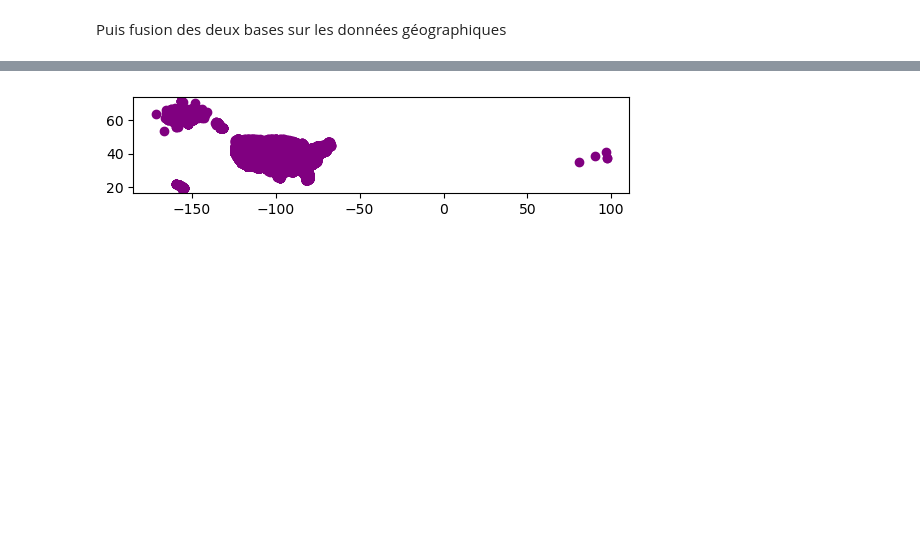
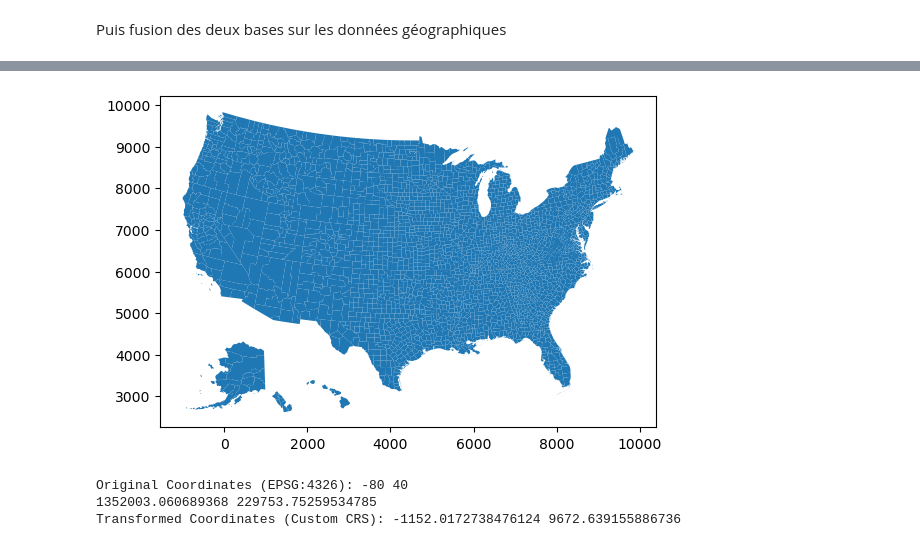
Before and after one commit to eleroux46/gun_violence, a Jupyter notebook: stats_des_matthieu.ipynb, the cells around one changed output, grey strips where cells are left out. Saved outputs shown, nothing was run; the diff lists cells and outputs as text; code cells hidden in the pictures; blank space fills up the shorter version.

```diff
--- a/stats_des_matthieu.ipynb
+++ b/stats_des_matthieu.ipynb
@@ -43,5 +43,5 @@ def wkt_loads(x):
         return None
 
 total_db['geometry'] = total_db['geometry'].apply(wkt_loads)
-total_db_geo = gpd.GeoDataFrame(data=total_db, geometry=total_db['geometry'], crs=4329)
+total_db_geo = gpd.GeoDataFrame(data=total_db, geometry=total_db['geometry'], crs=CRS.from_wkt(custom_crs_wkt))
 # %%
@@ -50,7 +65,6 @@ gun_violence_geo = gpd.GeoDataFrame(gun_violence_db, geometry=incident_geom)
 # %%
 f, ax = plt.subplots()
-gun_violence_geo.to_crs(total_db_geo.crs).plot(color='purple', ax=ax, aspect=1)
-#total_db_geo.to_crs(gun_violence_geo.crs).plot(ax=ax, aspect=1)
+total_db_geo.plot(ax=ax, aspect=1)
 plt.show()
 # %% [output]
-[figure, old version]
+[figure, new version]
@@ -58,0 +84,46 @@ gun_violence_geo.crs = 'EPSG:4329'
+# %%
+import pyproj
+from shapely.geometry import shape, Point
+import json
+
+# Define the custom CRS parameters
+custom_crs_proj4 = (
+    "+proj=lcc +lat_0=39 +lon_0=-96 +lat_1=33 +lat_2=45 +x_0=0 +y_0=0 +datum=NAD83 +units=m +no_defs +type=crs"
+)
+custom_crs = pyproj.CRS.from_proj4(custom_crs_proj4)
+
+# Define the EPSG:4326 CRS
+custom_crs = pyproj.CRS("ESRI:102004")
+wgs84_crs = pyproj.CRS("EPSG:4326")
+
+# Create a transformer from EPSG:4326 to the custom CRS
+transformer = pyproj.Transformer.from_crs(wgs84_crs, custom_crs, always_xy=True)
+
+# Custom scaling factor
+scaling_factor = 0.000151599359356
+
+# Additional parameters
+jsonres = 15.5
+jsonmarginX = -999
+jsonmarginY = 9851
+xoffset = -2361356.09818
+yoffset = 1406281.44289
+
+# Sample coordinates in EPSG:4326 (longitude, latitude)
+lon, lat = -80,40
+
+# Transform the coordinates
+x, y = transformer.transform(lon, lat)
+
+
+# Apply additional parameters
+x_final = (x+xoffset)*scaling_factor + jsonmarginX
+y_final = (y-yoffset)*scaling_factor + jsonmarginY
+
+print("Original Coordinates (EPSG:4326):", lon, lat)
+print(x,y)
+print("Transformed Coordinates (Custom CRS):", x_final, y_final)
+# %% [output]
+Original Coordinates (EPSG:4326): -80 40
+1352003.060689368 229753.75259534785
+Transformed Coordinates (Custom CRS): -1152.0172738476124 9672.639155886736
```
Also changed, not shown: parts of 6 cells of this notebook, 8 other files.
